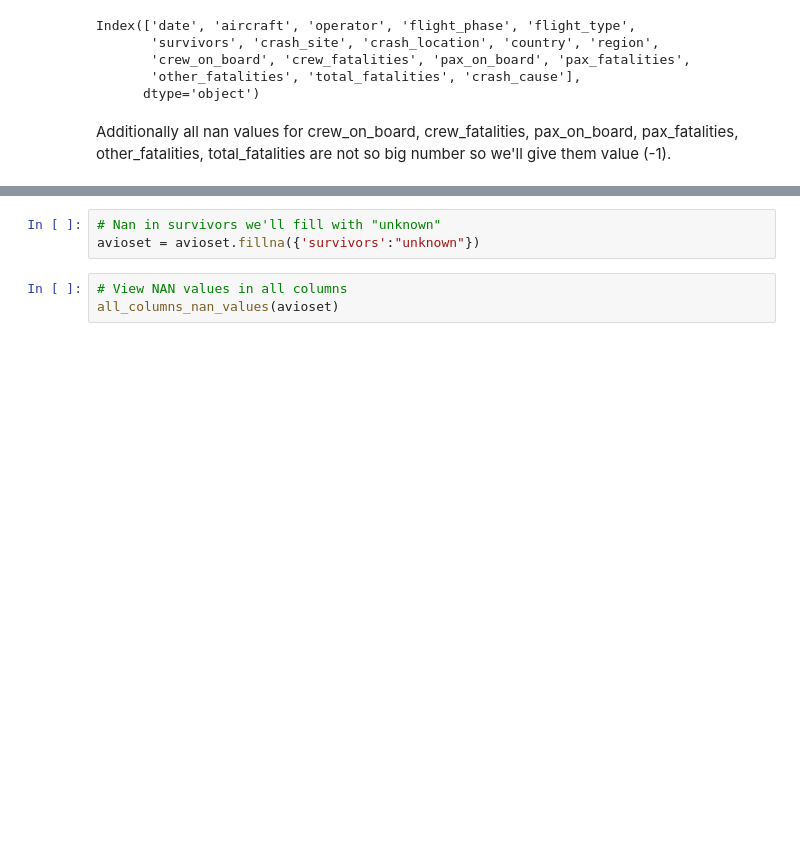
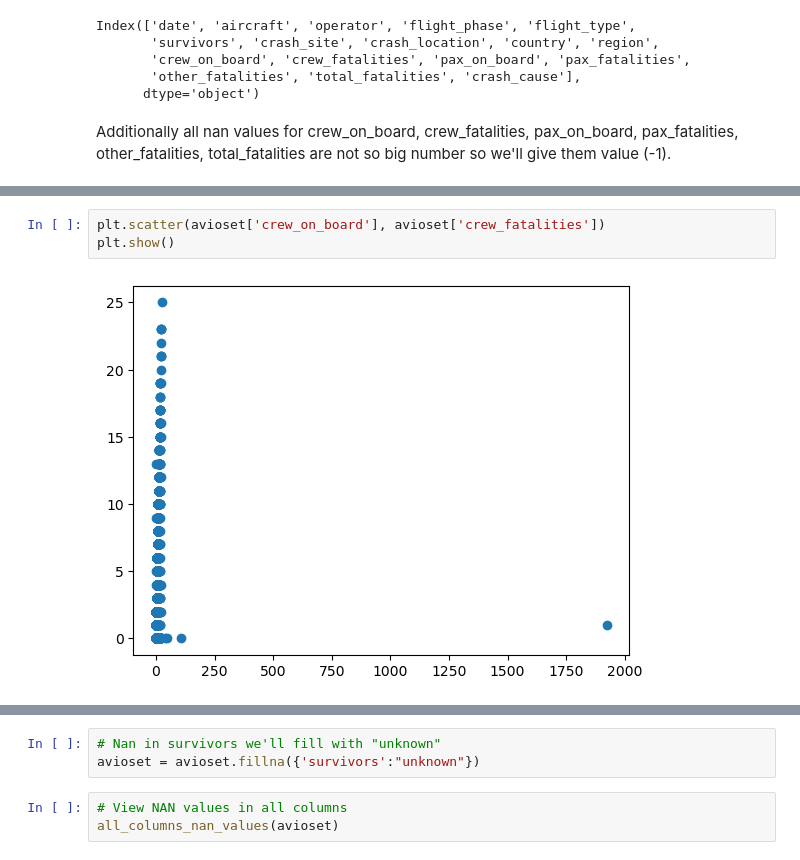
Before and after one commit to petiatodorova/Accidents-in-Aviation-Analysis, a Jupyter notebook: Dataset_1_AAB.ipynb, the cells around one changed output, grey strips where cells are left out. Cells and saved outputs as stored; diff of their text form; blank space fills up the shorter version.

Commit message:
Added some more visualizations.

```diff
--- a/Dataset_1_AAB.ipynb
+++ b/Dataset_1_AAB.ipynb
@@ -211,0 +226,5 @@ Additionally all nan values for crew_on_board, crew_fatalities, pax_on_board, pa
+# %%
+plt.scatter(avioset['crew_on_board'], avioset['crew_fatalities'])
+plt.show()
+# %% [output]
+[figure, added]
```
Also changed, not shown: parts of 55 cells of this notebook.
